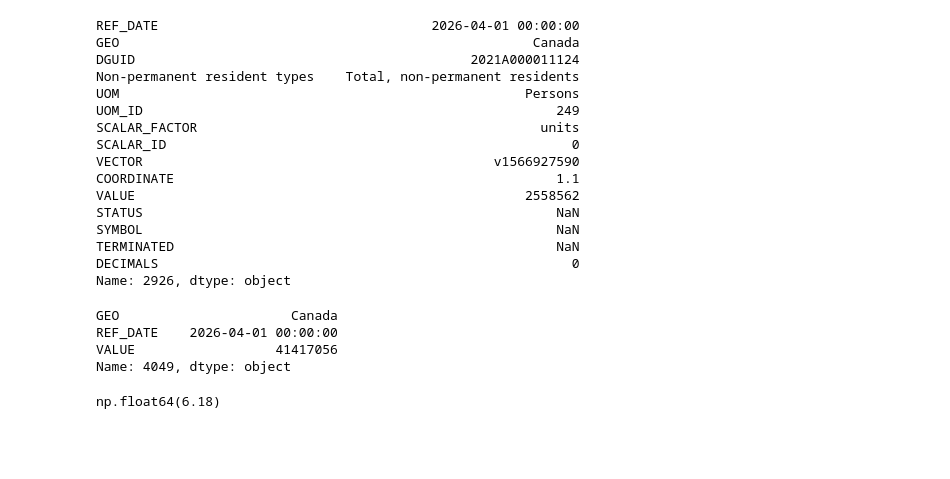
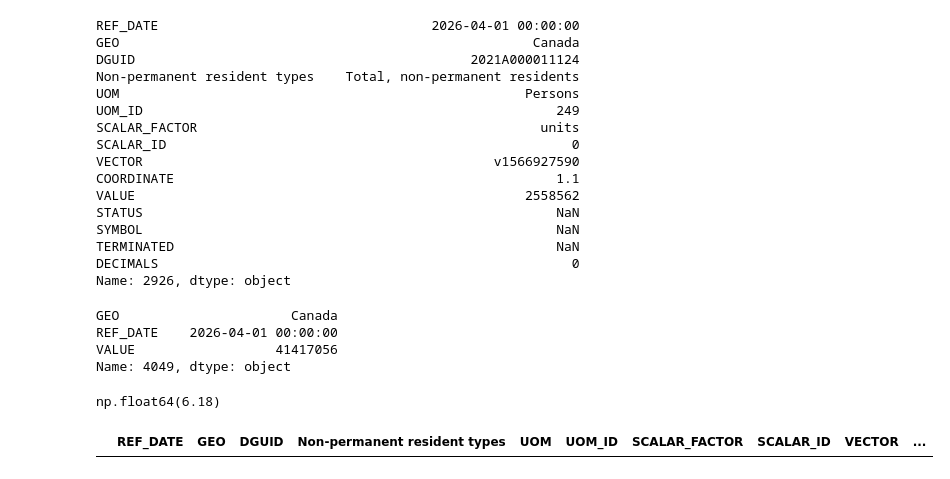
Before and after one commit to yrmo/gcinfo, a Jupyter notebook: non-permanent-population-2021-present.ipynb, the cells around one changed output. Saved outputs shown, nothing was run; the diff lists cells and outputs as text; code cells hidden in the pictures; blank space fills up the shorter version.

```diff
--- a/non-permanent-population-2021-present.ipynb
+++ b/non-permanent-population-2021-present.ipynb
@@ -295,3 +295,7 @@ import numpy as np
 np.round(most_recent_canada_total_non_permanent.VALUE / most_recent_canada_total_population.VALUE * 100, 2)
 # %% [output]
 np.float64(6.18)
+# %%
+df_non_permanent[df_non_permanent["REF_DATE"] == "2026-04-01"]
+# %% [output]
+|  | REF_DATE | GEO | DGUID | Non-permanent resident types | UOM | UOM_ID | SCALAR_FACTOR | SCALAR_ID | VECTOR | ... |
```
Also changed, not shown: parts of 4 cells of this notebook.
